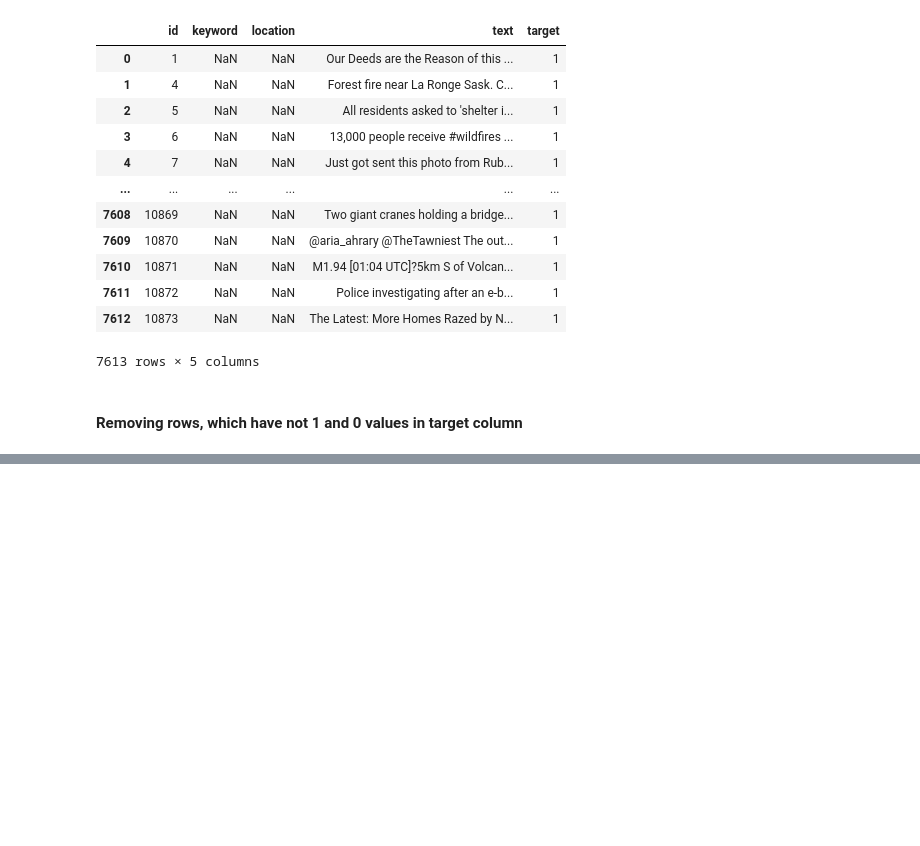
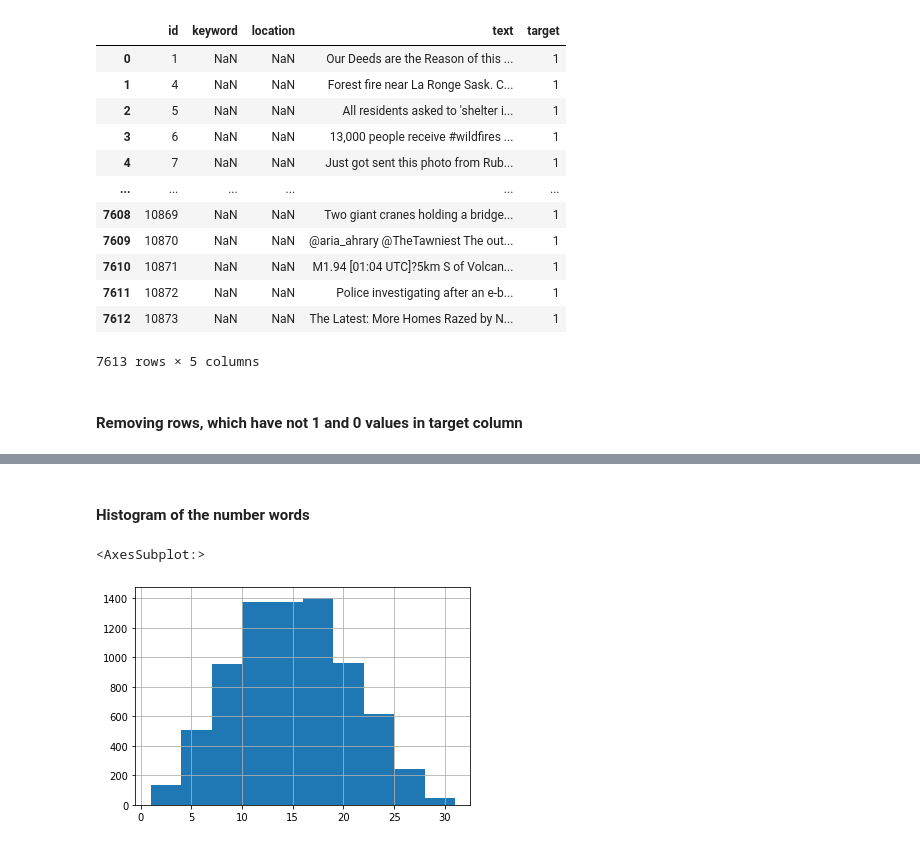
Before and after one commit to oscarciceri/Disaster_Monitoring-_Based_On_Tweets, a Jupyter notebook: EDA_oscar.ipynb, the cells around one changed output, grey strips where cells are left out. Drawn from its saved outputs; the diff is of its cells as text; code cells hidden in the pictures; blank space fills up the shorter version.

```diff
--- a/EDA_oscar.ipynb
+++ b/EDA_oscar.ipynb
@@ -149,0 +187,7 @@ Name: target, dtype: int64
+# %% [markdown]
+#### Histogram of the number words
+# %%
+df['word_count'].hist()
+# %% [output]
+<AxesSubplot:>
+[figure, added]
```
Also changed, not shown: parts of 22 cells of this notebook.
